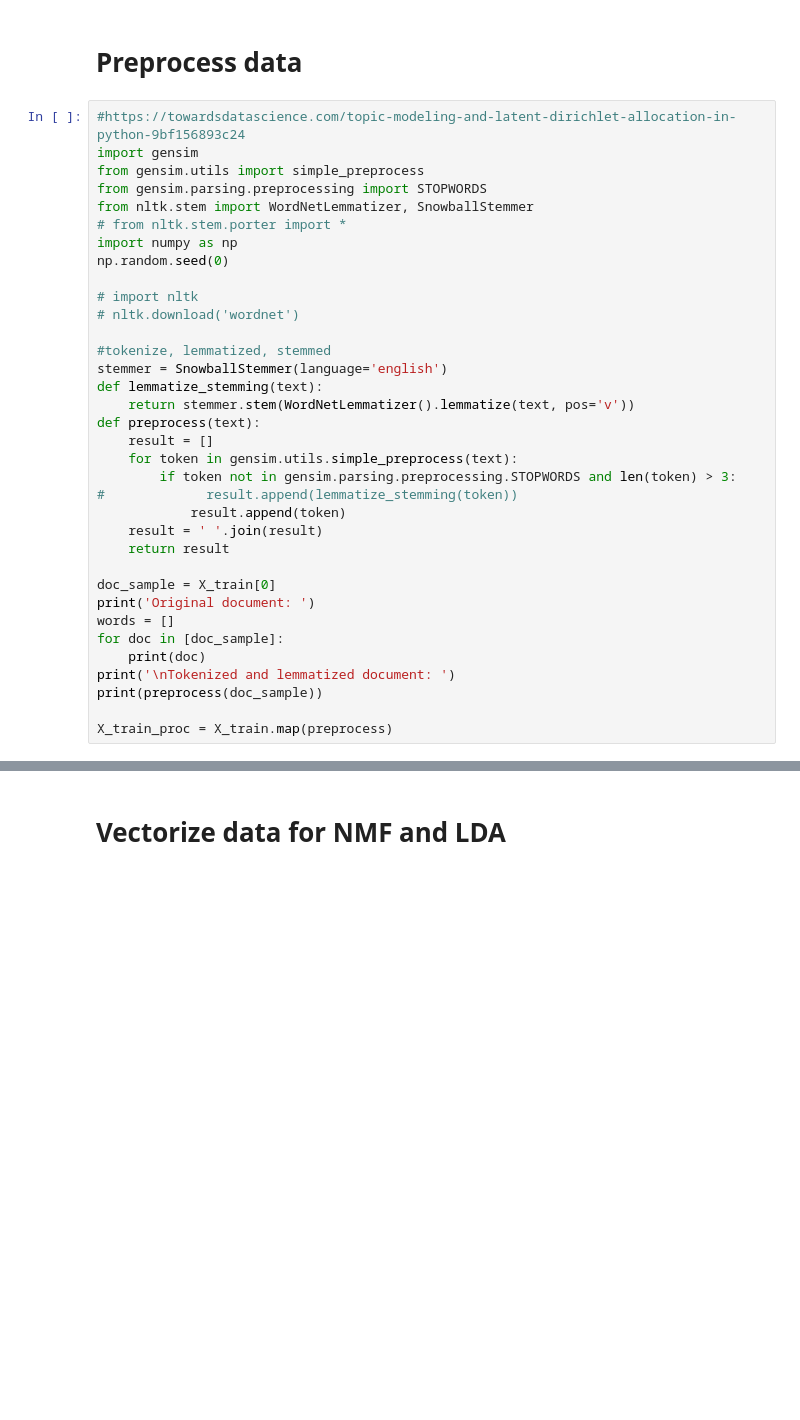
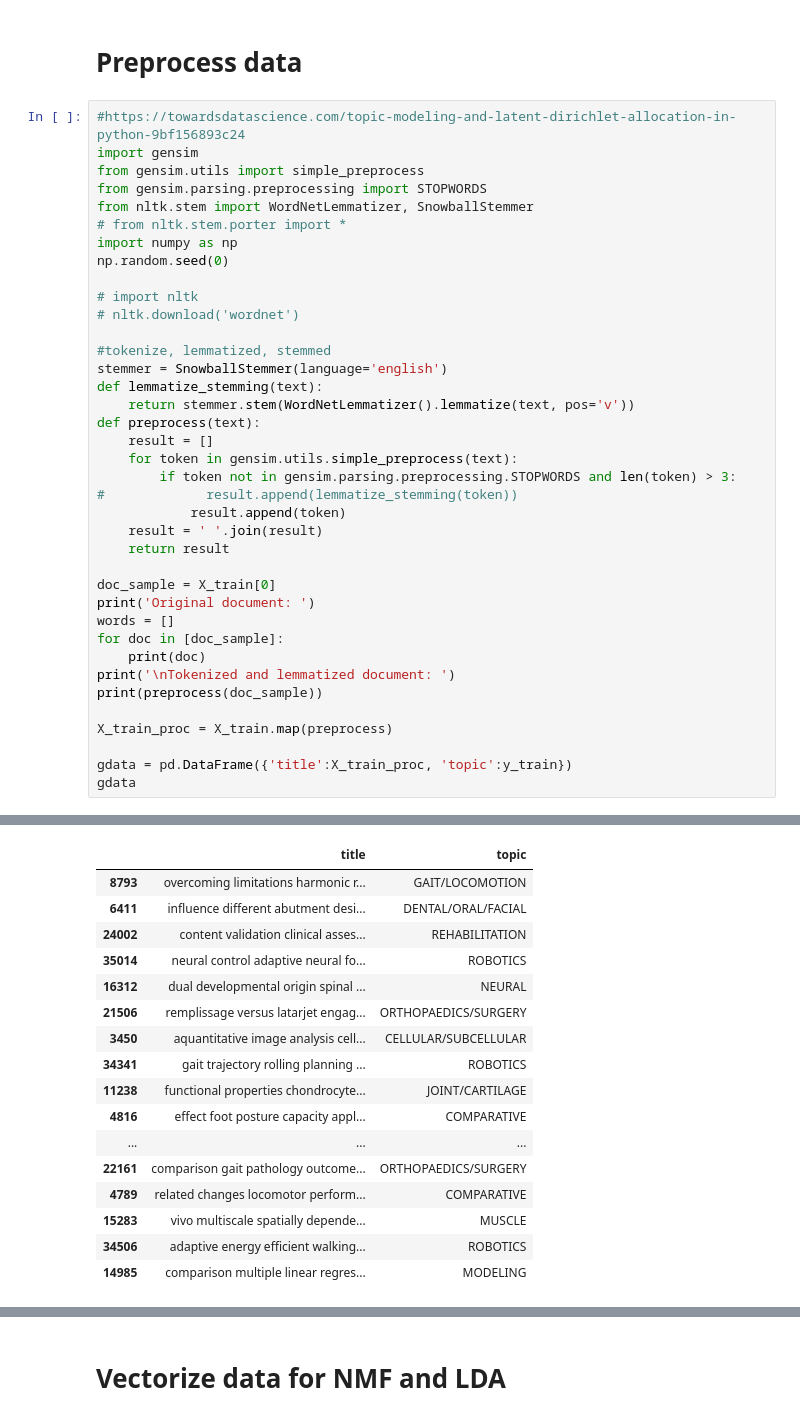
Before and after one commit to alcantarar/literature_update, a Jupyter notebook: Construct_Models/topic_modeling.ipynb, the cells around one changed output, grey strips where cells are left out. Drawn from its saved outputs; the diff is of its cells as text; blank space fills up the shorter version.

```diff
--- a/Construct_Models/topic_modeling.ipynb
+++ b/Construct_Models/topic_modeling.ipynb
@@ -71,30 +71,50 @@ np.random.seed(0)
 # nltk.download('wordnet')
 
 #tokenize, lemmatized, stemmed
 stemmer = SnowballStemmer(language='english')
 def lemmatize_stemming(text):
     return stemmer.stem(WordNetLemmatizer().lemmatize(text, pos='v'))
 def preprocess(text):
     result = []
     for token in gensim.utils.simple_preprocess(text):
         if token not in gensim.parsing.preprocessing.STOPWORDS and len(token) > 3:
 #             result.append(lemmatize_stemming(token))
             result.append(token)
     result = ' '.join(result)
     return result
 
 doc_sample = X_train[0]
 print('Original document: ')
 words = []
 for doc in [doc_sample]:
     print(doc)
 print('\nTokenized and lemmatized document: ')
 print(preprocess(doc_sample))
 
 X_train_proc = X_train.map(preprocess)
+
+gdata = pd.DataFrame({'title':X_train_proc, 'topic':y_train})
+gdata
 # %% [output]
 Original document:
 Proximal radius fracture morphology following axial force impact: a biomechanical evaluation of fracture patterns
 
 Tokenized and lemmatized document:
 proximal radius fracture morphology following axial force impact biomechanical evaluation fracture patterns
+|  | title | topic |
+| 8793 | overcoming limitations harmonic r... | GAIT/LOCOMOTION |
+| 6411 | influence different abutment desi... | DENTAL/ORAL/FACIAL |
+| 24002 | content validation clinical asses... | REHABILITATION |
+| 35014 | neural control adaptive neural fo... | ROBOTICS |
+| 16312 | dual developmental origin spinal ... | NEURAL |
+| 21506 | remplissage versus latarjet engag... | ORTHOPAEDICS/SURGERY |
+| 3450 | aquantitative image analysis cell... | CELLULAR/SUBCELLULAR |
+| 34341 | gait trajectory rolling planning ... | ROBOTICS |
+| 11238 | functional properties chondrocyte... | JOINT/CARTILAGE |
+| 4816 | effect foot posture capacity appl... | COMPARATIVE |
+| ... | ... | ... |
+| 22161 | comparison gait pathology outcome... | ORTHOPAEDICS/SURGERY |
+| 4789 | related changes locomotor perform... | COMPARATIVE |
+| 15283 | vivo multiscale spatially depende... | MUSCLE |
+| 34506 | adaptive energy efficient walking... | ROBOTICS |
+| 14985 | comparison multiple linear regres... | MODELING |
```
Also changed, not shown: parts of 9 cells of this notebook, 3 other files.
